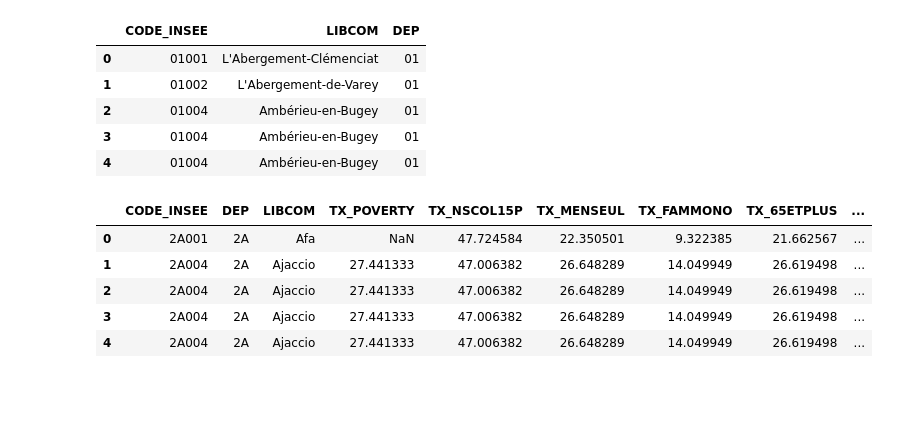
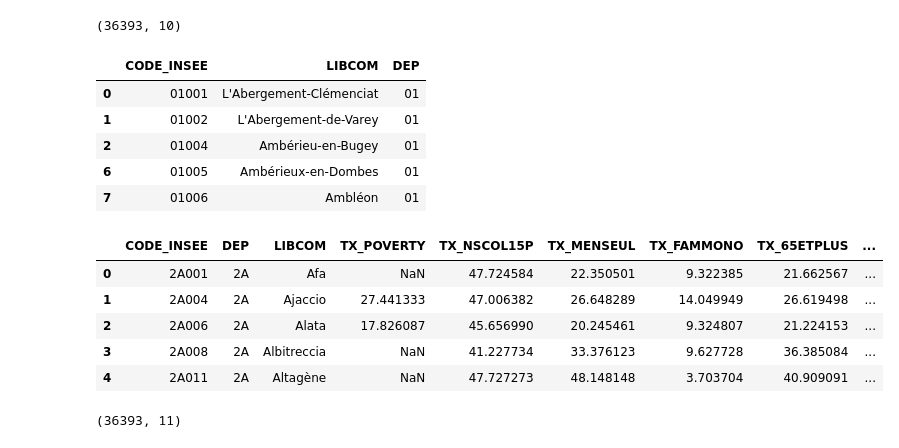
Before and after one commit to dataforgoodfr/batch8_mednum, a Jupyter notebook: notebooks/data_merge_V2.ipynb, the cells around one changed output. Drawn from its saved outputs; the diff is of its cells as text; code cells hidden in the pictures; blank space fills up the shorter version.

```diff
--- a/notebooks/data_merge_V2.ipynb
+++ b/notebooks/data_merge_V2.ipynb
@@ -11,28 +11,34 @@ data.head()
 | 2 | 2 | 2A006 | 17.826087 | 45.656990 | 20.245461 | 9.324807 | 21.224153 | 10.888846 | ... |
 | 3 | 3 | 2A008 | NaN | 41.227734 | 33.376123 | 9.627728 | 36.385084 | 6.076146 | ... |
 | 4 | 4 | 2A011 | NaN | 47.727273 | 48.148148 | 3.703704 | 40.909091 | 11.363636 | ... |
+# %%
+data.shape
+# %% [output]
+(36393, 10)
 # %%
 data = data.drop(columns='Unnamed: 0')
 # %%
 df = pd.read_csv('/home/jovyan/work/batch_mednum/table_iris_insee_epci.csv')
 # %%
 df = df[['CODE_INSEE', 'LIBCOM', 'DEP']]
+df = df.drop_duplicates()
+#df = df.groupby(['CODE_INSEE', 'DEP', 'LIBCOM'])
 df.head()
 # %% [output]
 |  | CODE_INSEE | LIBCOM | DEP |
 | 0 | 01001 | L'Abergement-Clémenciat | 01 |
 | 1 | 01002 | L'Abergement-de-Varey | 01 |
 | 2 | 01004 | Ambérieu-en-Bugey | 01 |
-| 3 | 01004 | Ambérieu-en-Bugey | 01 |
-| 4 | 01004 | Ambérieu-en-Bugey | 01 |
+| 6 | 01005 | Ambérieux-en-Dombes | 01 |
+| 7 | 01006 | Ambléon | 01 |
 # %%
-data = pd.merge(data, df, left_on='CODE_INSEE', right_on='CODE_INSEE')
+data = pd.merge(data, df, left_on='CODE_INSEE', right_on='CODE_INSEE', how='outer')
 data = data[['CODE_INSEE', 'DEP', 'LIBCOM', 'TX_POVERTY', 'TX_NSCOL15P', 'TX_MENSEUL', 'TX_FAMMONO', 'TX_65ETPLUS', 'TX_25ETMOINS', 'TX_DEMANDEUR_EMPLOIS', 'COUVERTURE_HD_THD']]
 data.head()
 # %% [output]
 |  | CODE_INSEE | DEP | LIBCOM | TX_POVERTY | TX_NSCOL15P | TX_MENSEUL | TX_FAMMONO | TX_65ETPLUS | ... |
 | 0 | 2A001 | 2A | Afa | NaN | 47.724584 | 22.350501 | 9.322385 | 21.662567 | ... |
 | 1 | 2A004 | 2A | Ajaccio | 27.441333 | 47.006382 | 26.648289 | 14.049949 | 26.619498 | ... |
-| 2 | 2A004 | 2A | Ajaccio | 27.441333 | 47.006382 | 26.648289 | 14.049949 | 26.619498 | ... |
-| 3 | 2A004 | 2A | Ajaccio | 27.441333 | 47.006382 | 26.648289 | 14.049949 | 26.619498 | ... |
-| 4 | 2A004 | 2A | Ajaccio | 27.441333 | 47.006382 | 26.648289 | 14.049949 | 26.619498 | ... |
+| 2 | 2A006 | 2A | Alata | 17.826087 | 45.656990 | 20.245461 | 9.324807 | 21.224153 | ... |
+| 3 | 2A008 | 2A | Albitreccia | NaN | 41.227734 | 33.376123 | 9.627728 | 36.385084 | ... |
+| 4 | 2A011 | 2A | Altagène | NaN | 47.727273 | 48.148148 | 3.703704 | 40.909091 | ... |
@@ -41,3 +45,7 @@ data = data.groupby(['CODE_INSEE', 'DEP', 'LIBCOM']).mean().reset_index()
+# %%
+data.shape
+# %% [output]
+(36393, 11)
 # %%
 data['TX_BENEF_MINIMAS_SOC'] = 1
 data.head()
```
Also changed, not shown: parts of 4 cells of this notebook.
